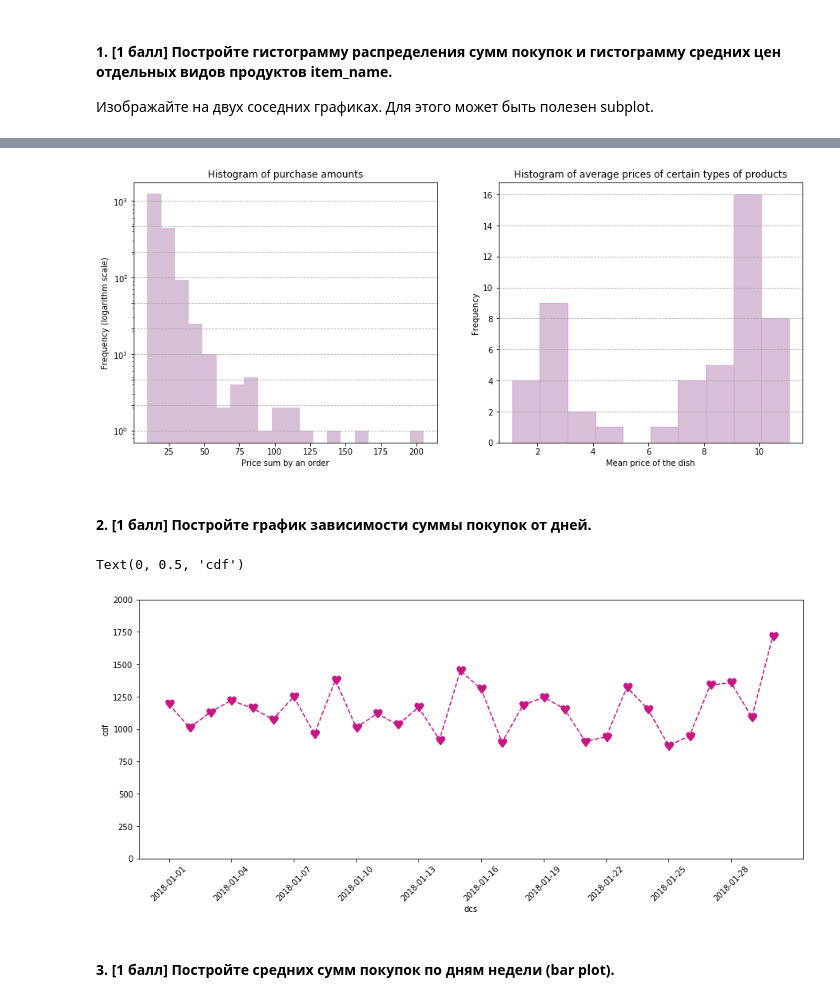
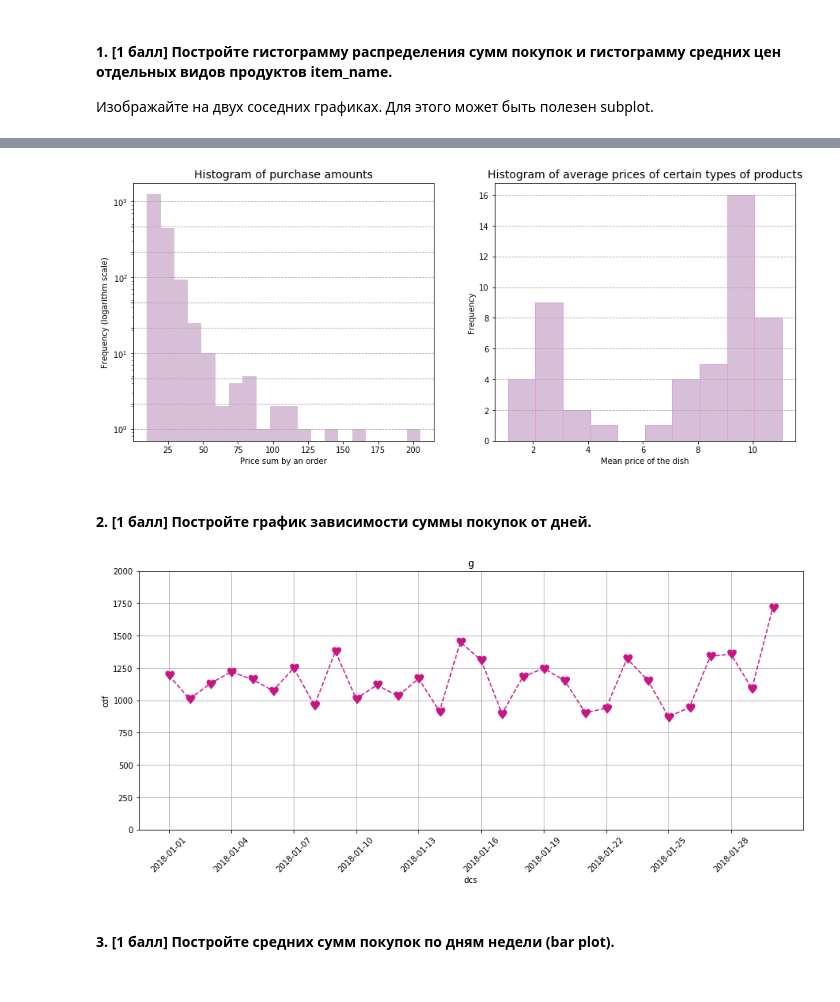
Before and after one commit to hse-mlearn/ha-01-glafiraV, a Jupyter notebook: homework-practice-01.ipynb, the cells around one changed output, grey strips where cells are left out. Cells and saved outputs as stored; diff of their text form; code cells hidden in the pictures.

```diff
--- a/homework-practice-01.ipynb
+++ b/homework-practice-01.ipynb
@@ -349,21 +338,21 @@ sum_by_order_id = RestrData.groupby(by="order_id")["item_price_float"].sum()
 # %%
 _, axs = plt.subplots(1, 2, figsize=(15, 6))
 axs[0].yaxis.grid(linestyle='--', color='darkgray')
 axs[0].hist(sum_by_order_id, bins = 20, color="thistle")
 axs[0].set_yscale('log')
-axs[0].set_title("Histogram of purchase amounts")
+axs[0].set_title("Histogram of purchase amounts", fontsize=14)
 axs[0].set_xlabel("Price sum by an order")
 axs[0].set_ylabel("Frequency (logarithm scale)")
 axs[0].set_yticks(np.logspace(0, 3, 10))
 axs[1].yaxis.grid(linestyle='--', color='darkgray')
 axs[1].hist(mean_by_item_name, bins = 10, color='thistle', ec='plum')
 # plt.hist()
-axs[1].set_title("Histogram of average prices of certain types of products")
+axs[1].set_title("Histogram of average prices of certain types of products", fontsize=14)
 axs[1].set_xlabel("Mean price of the dish")
 axs[1].set_ylabel("Frequency")
 plt.show()
 # %% [output]
-[figure, old version]
+[figure, new version]
 # %% [markdown]
 #### 2. [1 балл] Постройте график зависимости суммы покупок от дней.
 # %%
@@ -376,8 +365,9 @@ plt.ylim((0, 2000))
 plt.xticks(sum_by_date.index[::3], rotation='45')
 plt.xlabel("dcs")
 plt.ylabel("cdf")
+plt.title("g", fontsize=14)
+plt.grid()
 # %% [output]
-Text(0, 0.5, 'cdf')
-[figure, old version]
+[figure, new version]
 # %% [markdown]
 #### 3. [1 балл] Постройте средних сумм покупок по дням недели (bar plot).
```
Also changed, not shown: parts of 12 cells of this notebook.
